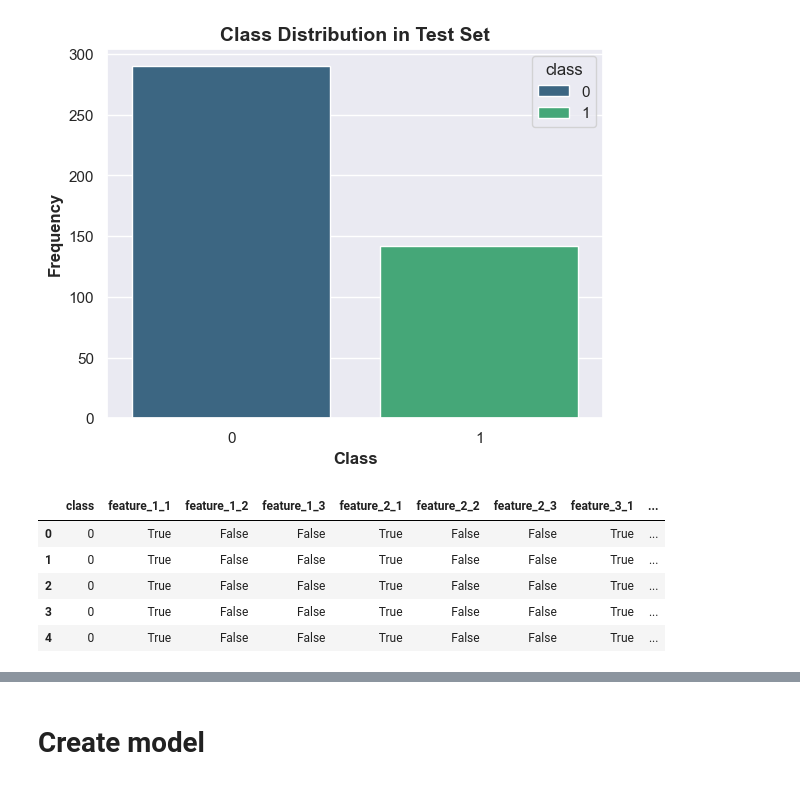
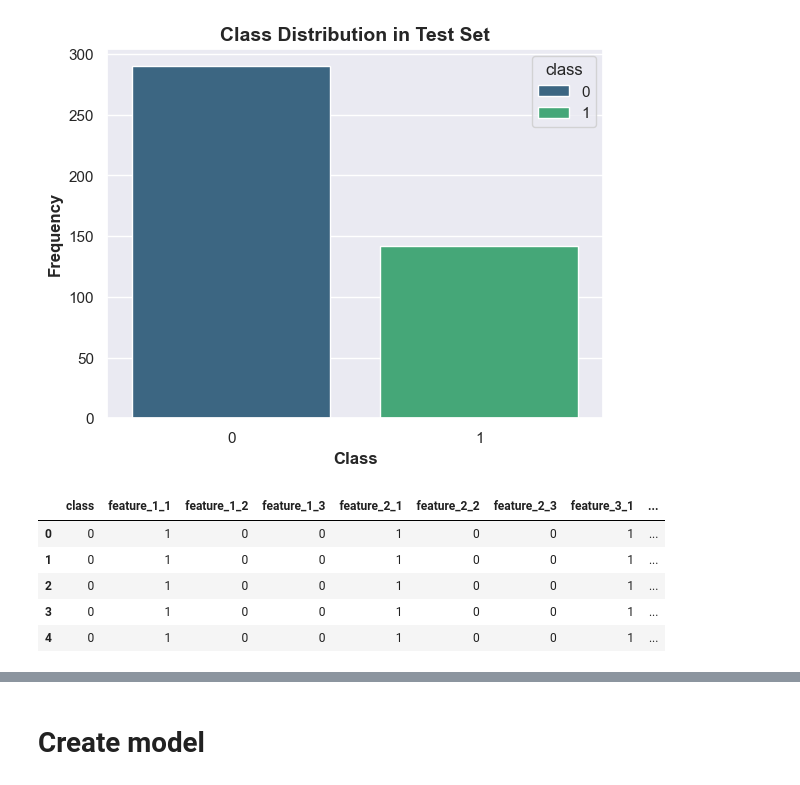
Before and after one commit to paolo-junior-mollica/machine-learning-project, a Jupyter notebook: src/monk/task-2/SVM_training.ipynb, the cells around one changed output, grey strips where cells are left out. Cells and saved outputs as stored; diff of their text form; code cells hidden in the pictures.

```diff
--- a/src/monk/task-2/SVM_training.ipynb
+++ b/src/monk/task-2/SVM_training.ipynb
@@ -90,19 +90,19 @@ plt.show()
 # %% [output]
 [figure]
 # %%
-df_train_encoded = pd.get_dummies(df_train, columns=features)
-df_test_encoded = pd.get_dummies(df_test, columns=features)
+df_train_encoded = pd.get_dummies(df_train, columns=features).astype(int)
+df_test_encoded = pd.get_dummies(df_test, columns=features).astype(int)
 
 df_train_encoded, df_test_encoded = df_train_encoded.align(df_test_encoded, join='inner', axis=1)
 
 df_train_encoded.head()
 # %% [output]
 |  | class | feature_1_1 | feature_1_2 | feature_1_3 | feature_2_1 | feature_2_2 | feature_2_3 | feature_3_1 | ... |
-| 0 | 0 | True | False | False | True | False | False | True | ... |
-| 1 | 0 | True | False | False | True | False | False | True | ... |
-| 2 | 0 | True | False | False | True | False | False | True | ... |
-| 3 | 0 | True | False | False | True | False | False | True | ... |
-| 4 | 0 | True | False | False | True | False | False | True | ... |
+| 0 | 0 | 1 | 0 | 0 | 1 | 0 | 0 | 1 | ... |
+| 1 | 0 | 1 | 0 | 0 | 1 | 0 | 0 | 1 | ... |
+| 2 | 0 | 1 | 0 | 0 | 1 | 0 | 0 | 1 | ... |
+| 3 | 0 | 1 | 0 | 0 | 1 | 0 | 0 | 1 | ... |
+| 4 | 0 | 1 | 0 | 0 | 1 | 0 | 0 | 1 | ... |
 # %%
 features = df_train_encoded.columns.difference(['class'])
 
```
Also changed, not shown: parts of 8 cells of this notebook, 7 other files.
